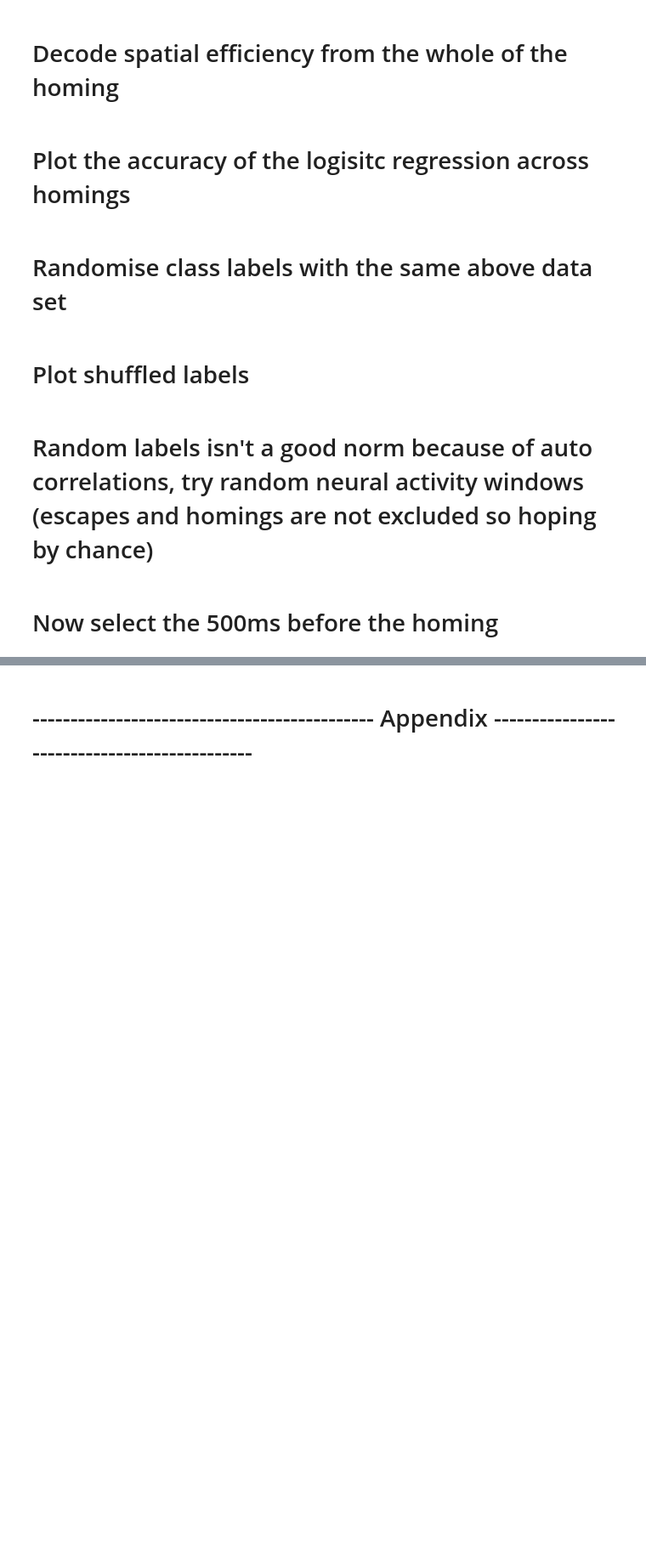
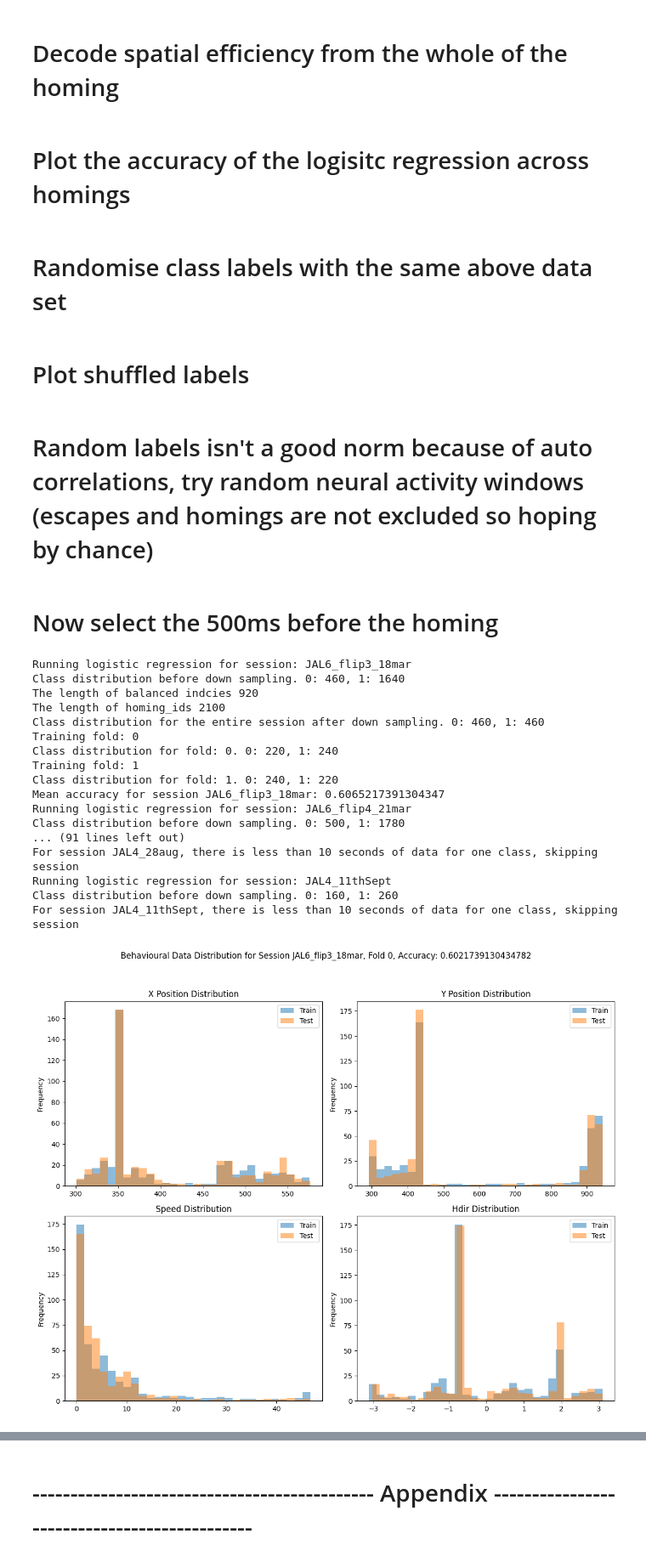
Before and after one commit to BrancoLab/JAL2_subgoal_pipeline, a Jupyter notebook: behave_analysis/analyze/overview/homing_analysis/decode_spatial_eff.ipynb, the cells around one changed output, grey strips where cells are left out. Shown at 85% size. Saved outputs shown, nothing was run; the diff lists cells and outputs as text; code cells hidden in the pictures; blank space fills up the shorter version.

```diff
--- a/behave_analysis/analyze/overview/homing_analysis/decode_spatial_eff.ipynb
+++ b/behave_analysis/analyze/overview/homing_analysis/decode_spatial_eff.ipynb
@@ -65,8 +59,8 @@ session_names = ["JAL6_flip3_18mar", "JAL6_flip4_21mar", "JAL6_flip5_25mar", "JA
 # %% [markdown]
 # Initilisation
 # %%
-dir = make_directory(r"Z:\Jasmine_Laurence\single_trial_overview")
+dir = make_directory(r"Z:\Jasmine_Laurence\single_trial_overview\decoding_spatial_efficiency")
 dir = Path(dir)
-SE_THRESHOLD = 0.95
+SE_THRESHOLD = 0.9
 # %% [markdown]
 # Define some helper functions to use
@@ -73,4 +69,5 @@ SE_THRESHOLD = 0.95
 # %%
+
 def extract_behavioural_data_between_homing_onset_offset(homing_object: dict, video_df: pl.DataFrame) -> list:
     """Returns a list of behavioural dataframes for each homing event in the homing object."""
     homing_info = []
@@ -129,6 +126,7 @@ def create_the_past_design_matrix(homing_data: pl.DataFrame, frame_by_cluster_ma
     spike_data_per_homing = []
     classes_extended = []
     homing_ids = []
+    frame_numbers = []
     for i, homing in enumerate(homing_data):
         first_frame = max(homing["frames"][0] - 1 - shift, 0)  # Ensure non-negative index
         last_frame = homing["frames"][0] - 1 # The last frame is the first frame of the homing, -1 because of 0 indexing frames start at 1
@@ -137,7 +135,14 @@ def create_the_past_design_matrix(homing_data: pl.DataFrame, frame_by_cluster_ma
         spike_data_per_homing.append(spike_data)
         classes_extended.append([classes[i]] * (last_frame - first_frame))
         assert len(spike_data) == len(classes_extended[i])
+        frames = np.arange(first_frame, last_frame)
+        frame_numbers.extend(frames)
     design_matrix = np.vstack(spike_data_per_homing) # vertically stack the spike data for each homing into a design matrix
+
+    # Vertically append the frame numbers to the design matrix
+    frame_numbers = np.array(frame_numbers).reshape(-1, 1)
+    design_matrix = np.hstack((design_matrix, frame_numbers))
+
     return design_matrix, classes_extended, homing_ids
 
 def create_the_random_design_matrix(homing_data: pl.DataFrame, frame_by_cluster_matrix: np.ndarray, classes: list, period=200):
@@ -209,14 +214,18 @@ def count_class_labels(classes):
         dic_to_store[val] += 1
     return dic_to_store
 
-def check_there_is_enough_data(count_ans, session_name):
-    """Returns True if there is enough data"""
-    if count_ans[0] < 80 or count_ans[1] < 80:
-        print(f"For session {session_name}, there is less than 2 seconds of data for one class, skipping session")
+def check_there_is_enough_data(count_ans, session_name, cutoff=400):
+    """Returns True if there is enough data
+
+    Args:
+        cutoff (int): The minimum number of frames required for each class. 40 frames is 1 second of data"""
+    if count_ans[0] < cutoff or count_ans[1] < cutoff:
+        print(f"For session {session_name}, there is less than 10 seconds of data for one class, skipping session")
         return False
     return True
 
 def downsample_larger_class(design_matrix, classes_extended, random_state, homing_ids):
+    'Randomly downsamples the larger class to match the smaller class'
     X = design_matrix
     y = classes_extended
     class_0_indices = np.where(y == 0)[0]
@@ -477,11 +590,11 @@ Loading data for session: JAL3_7sept
 # Load pre-computed data
 # %%
 # Real data
-compute_entire_spatial_efficiency = load(dir, "compute_entire_spatial_efficiency.pkl")
-compute_the_first_8_frames_before_homing = load(dir, "compute_the_first_8_frames_before_homing.pkl")
+#compute_entire_spatial_efficiency = load(dir, "compute_entire_spatial_efficiency.pkl")
+compute_the_first_20_frames_before_homing = load(dir, "compute_the_first_20_frames_before_homing.pkl")
 
 # Random neural windows - design matrix
-random_times_200_frames_5s = load(dir, "random_times_200_frames_5s.pkl")
+#random_times_200_frames_5s = load(dir, "random_times_200_frames_5s.pkl")
 # %% [markdown]
 # Decode spatial efficiency from the whole of the homing
 # %%
@@ -511,4 +624,23 @@ plot_accuracy_across_sessions(random_neural_activity_windows, mice_groups=mice_g
 # %% [markdown]
 # Now select the 500ms before the homing
 # %%
-_500ms_before_homing = compute_accuracy_data(analysis_type=compute_the_first_20_frames_before_homing, random_labels= False)
+_500ms_before_homing = compute_accuracy_data(data_type=compute_the_first_20_frames_before_homing, data_type_name = "500ms_before_accuracy", random_labels= False)
+# %% [output]
+Running logistic regression for session: JAL6_flip3_18mar
+Class distribution before down sampling. 0: 460, 1: 1640
+The length of balanced indcies 920
+The length of homing_ids 2100
+Class distribution for the entire session after down sampling. 0: 460, 1: 460
+Training fold: 0
+Class distribution for fold: 0. 0: 220, 1: 240
+Training fold: 1
+Class distribution for fold: 1. 0: 240, 1: 220
+Mean accuracy for session JAL6_flip3_18mar: 0.6065217391304347
+Running logistic regression for session: JAL6_flip4_21mar
+Class distribution before down sampling. 0: 500, 1: 1780
+... (91 lines left out)
+For session JAL4_28aug, there is less than 10 seconds of data for one class, skipping session
+Running logistic regression for session: JAL4_11thSept
+Class distribution before down sampling. 0: 160, 1: 260
+For session JAL4_11thSept, there is less than 10 seconds of data for one class, skipping session
+[figure, added]
```
Also changed, not shown: parts of 14 cells of this notebook.
